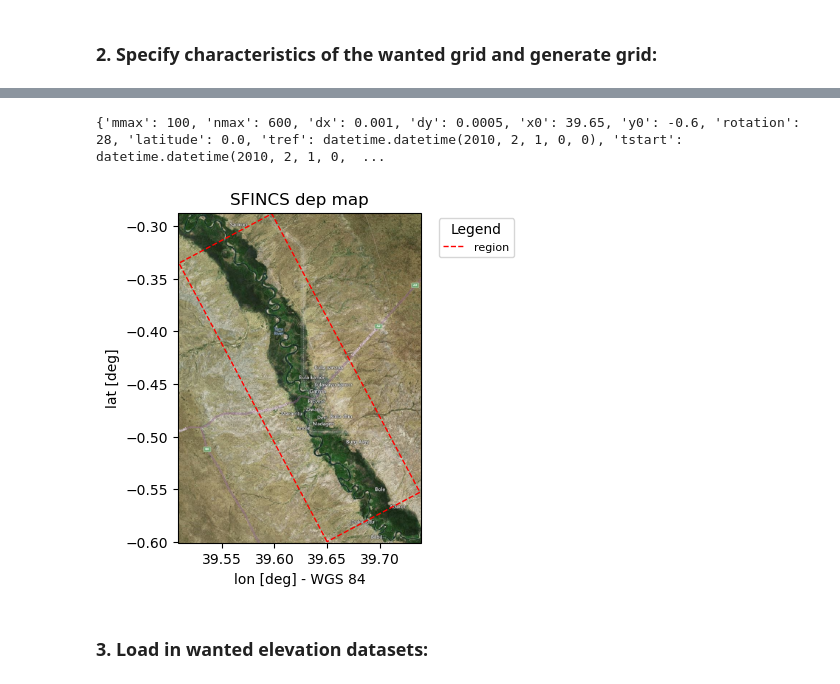
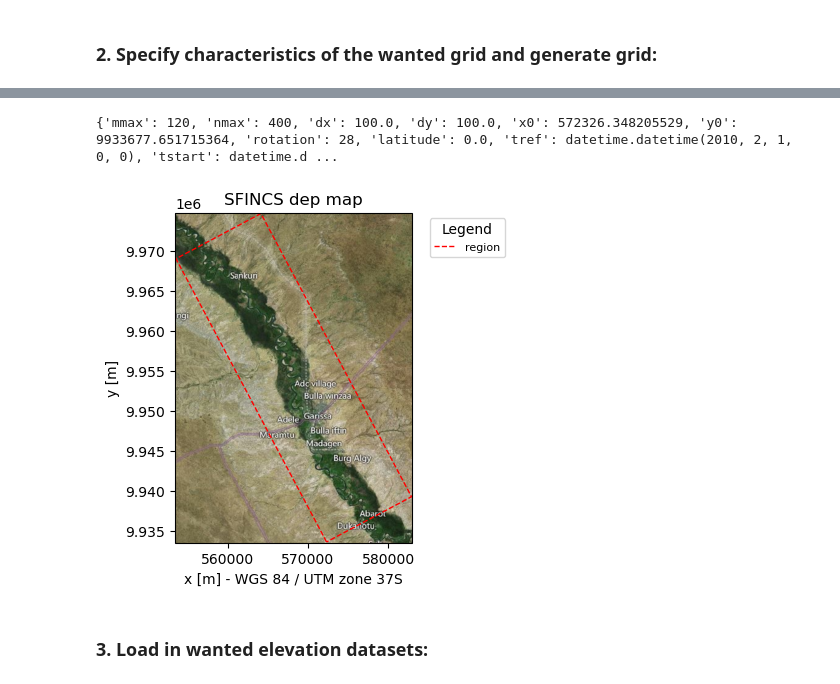
Before and after one commit to pjdebruijn2505/Git_mdp, a Jupyter notebook: SFINCS/a_setup_model.ipynb, the cells around one changed output, grey strips where cells are left out. Saved outputs shown, nothing was run; the diff lists cells and outputs as text; code cells hidden in the pictures.

```diff
--- a/SFINCS/a_setup_model.ipynb
+++ b/SFINCS/a_setup_model.ipynb
@@ -71,53 +71,33 @@ model = SfincsModel(root=base_root, data_libs=data_libs, mode="w+", logger=logge
 # %%
-# model.setup_grid_from_region(
-#     region=region,
-#     res=0.01,
-#     crs=4326,
-#     hydrography_fn="srtm30"
-#     )
-
 # model.setup_grid(
 #     x0=39.65, #672889606923,
 #     y0=-0.60, #45884215259317,
 #     dx=0.001,
 #     dy=0.0005,
 #     nmax=600,
 #     mmax=100,
 #     rotation=28,
 #     epsg=4326,
 # )
 
-# import pyproj
-# transformer = pyproj.Transformer.from_crs('EPSG:4326', 'EPSG:32636', always_xy=True)
-
-# # Transform the coordinates
-# x0, y0 = transformer.transform(39.65, -0.60)
-
-# x0 = int(x0)
-# y0 = int(y0)
-# print(x0, y0)
-
-# print(type(x0))
-
 # Now set up the grid with the transformed coordinates
 model.setup_grid(
-    x0=572229.0472239251,
-    y0=-66023.34909525415,
-    dx=100.0,  # Fill in your value for dx
-    dy=100.0,  # Fill in your value for dy
-    nmax=4,
-    mmax=4,
+    x0=572326.348205529,
+    y0=9933677.651715364,
+    dx=100.0,
+    dy=100.0,
+    nmax=400,
+    mmax=120,
     rotation=28,
-    epsg=21097,
+    epsg=32737,
 )
 
-# print(model.grid)
+print(model.config)
 
-print(model.config)
 _ = model.plot_basemap(plot_region=True, bmap="sat")
 # %% [output]
-{'mmax': 100, 'nmax': 600, 'dx': 0.001, 'dy': 0.0005, 'x0': 39.65, 'y0': -0.6, 'rotation': 28, 'latitude': 0.0, 'tref': datetime.datetime(2010, 2, 1, 0, 0), 'tstart': datetime.datetime(2010, 2, 1, 0,  ...
+{'mmax': 120, 'nmax': 400, 'dx': 100.0, 'dy': 100.0, 'x0': 572326.348205529, 'y0': 9933677.651715364, 'rotation': 28, 'latitude': 0.0, 'tref': datetime.datetime(2010, 2, 1, 0, 0), 'tstart': datetime.d ...
-[figure, old version]
+[figure, new version]
 # %% [markdown]
 ### 3. Load in wanted elevation datasets:
 # %%
```
Also changed, not shown: parts of 13 cells of this notebook.
